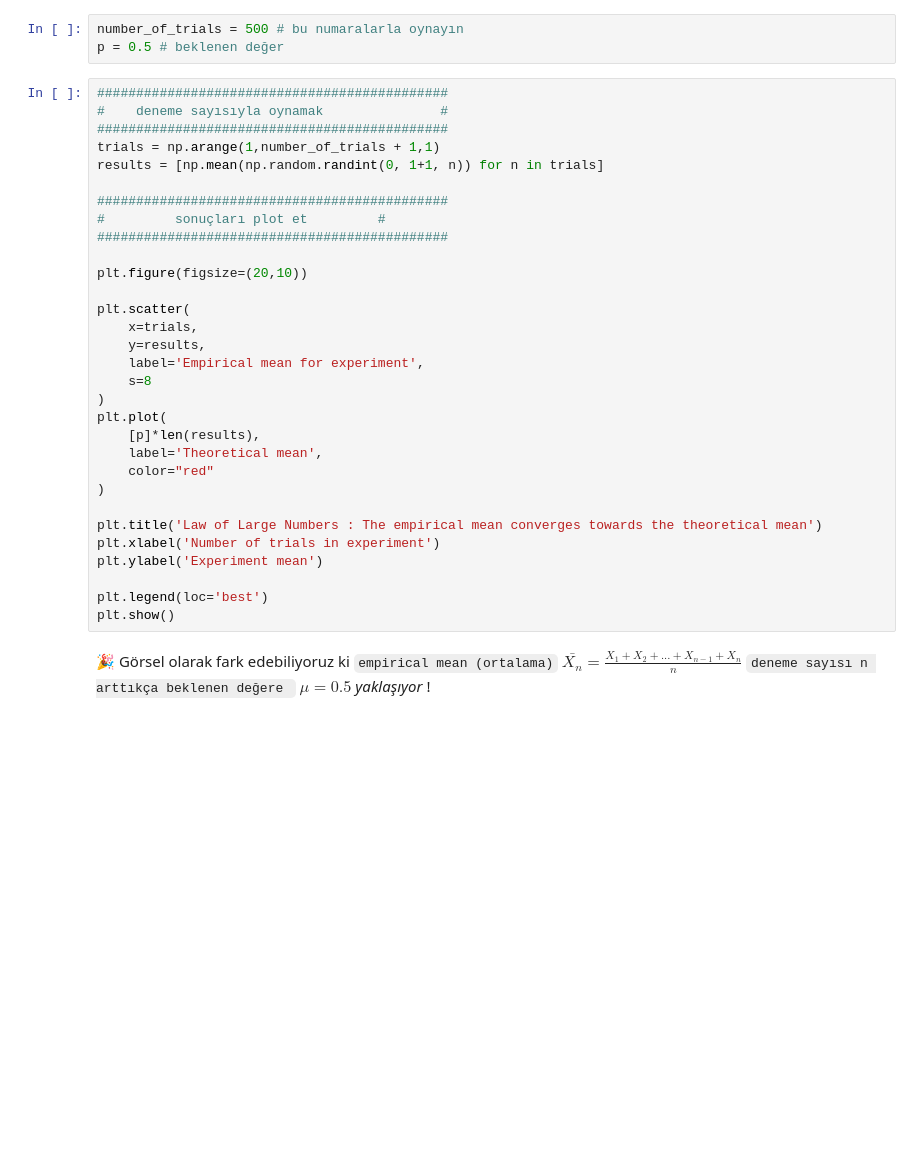
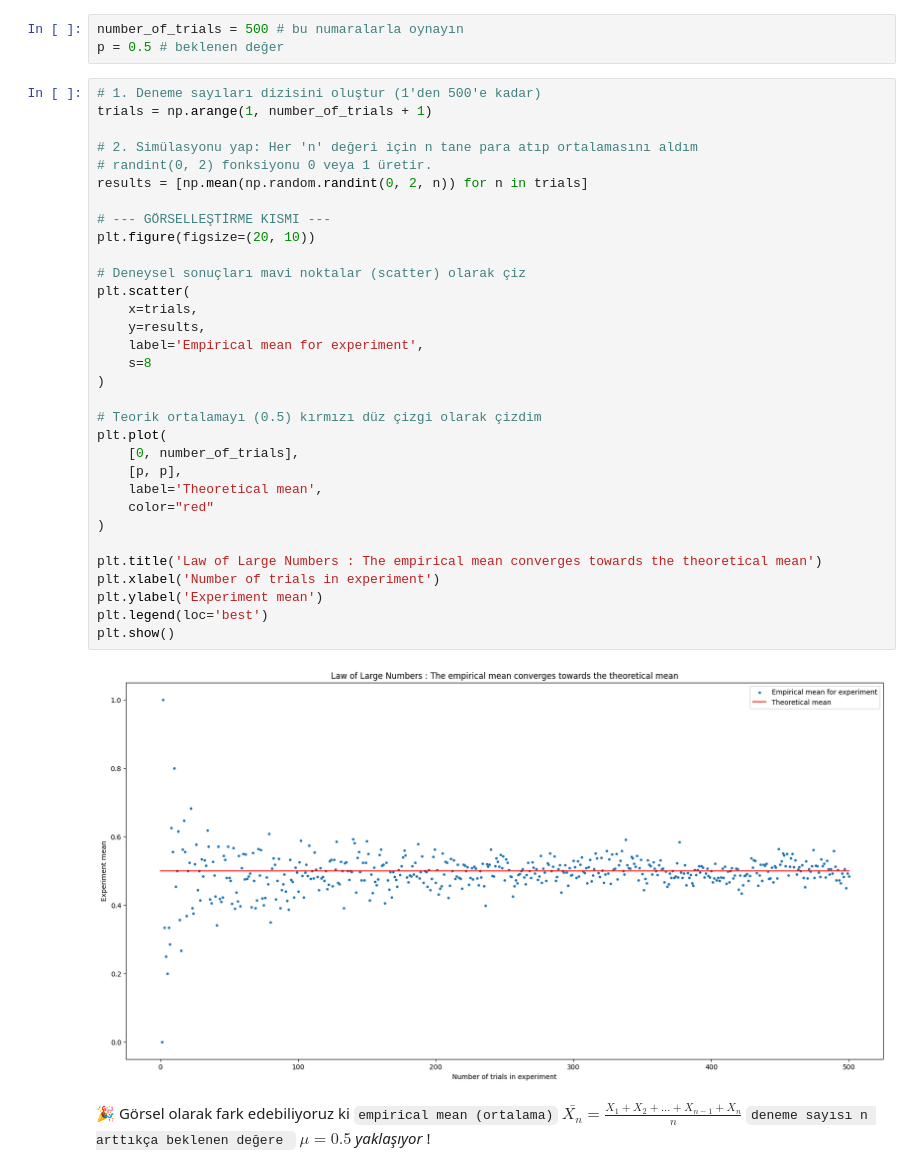
Before and after one commit to SelenImahanoglu/data-law-of-large-number, a Jupyter notebook: law_of_large_numbers.ipynb, the cells around one changed output. Cells and saved outputs as stored; diff of their text form; blank space fills up the shorter version.

```diff
--- a/law_of_large_numbers.ipynb
+++ b/law_of_large_numbers.ipynb
@@ -199,36 +199,39 @@ Deneyi 100 kez çalıştırırsan, büyük olasılıkla yaklaşık 50 tura – 5
 number_of_trials = 500 # bu numaralarla oynayın
 p = 0.5 # beklenen değer
 # %%
-#############################################
-#    deneme sayısıyla oynamak               #
-#############################################
-trials = np.arange(1,number_of_trials + 1,1)
-results = [np.mean(np.random.randint(0, 1+1, n)) for n in trials]
+# 1. Deneme sayıları dizisini oluştur (1'den 500'e kadar)
+trials = np.arange(1, number_of_trials + 1)
 
-#############################################
-#         sonuçları plot et         #
-#############################################
+# 2. Simülasyonu yap: Her 'n' değeri için n tane para atıp ortalamasını aldım
+# randint(0, 2) fonksiyonu 0 veya 1 üretir.
+results = [np.mean(np.random.randint(0, 2, n)) for n in trials]
 
-plt.figure(figsize=(20,10))
+# --- GÖRSELLEŞTİRME KISMI ---
+plt.figure(figsize=(20, 10))
 
+# Deneysel sonuçları mavi noktalar (scatter) olarak çiz
 plt.scatter(
     x=trials,
     y=results,
     label='Empirical mean for experiment',
     s=8
 )
+
+# Teorik ortalamayı (0.5) kırmızı düz çizgi olarak çizdim
 plt.plot(
-    [p]*len(results),
+    [0, number_of_trials],
+    [p, p],
     label='Theoretical mean',
     color="red"
 )
 
 plt.title('Law of Large Numbers : The empirical mean converges towards the theoretical mean')
 plt.xlabel('Number of trials in experiment')
 plt.ylabel('Experiment mean')
-
 plt.legend(loc='best')
 plt.show()
+# %% [output]
+[figure, added]
 # %% [markdown]
 🎉 Görsel olarak fark edebiliyoruz ki `empirical mean (ortalama)`  $ \bar{X_n} = \frac{X_1 + X_2 + ... + X_{n-1} + X_n}{n}$ `deneme sayısı n arttıkça beklenen değere ` $ \mu = 0.5 $  *yaklaşıyor* !
 # %% [markdown]
```
Also changed, not shown: parts of 7 cells of this notebook.
